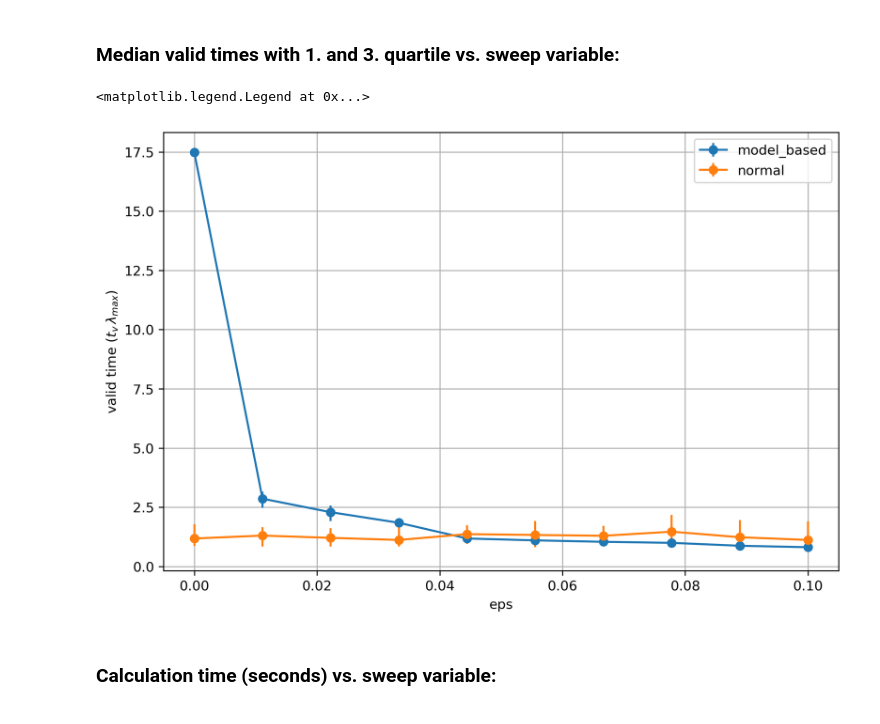
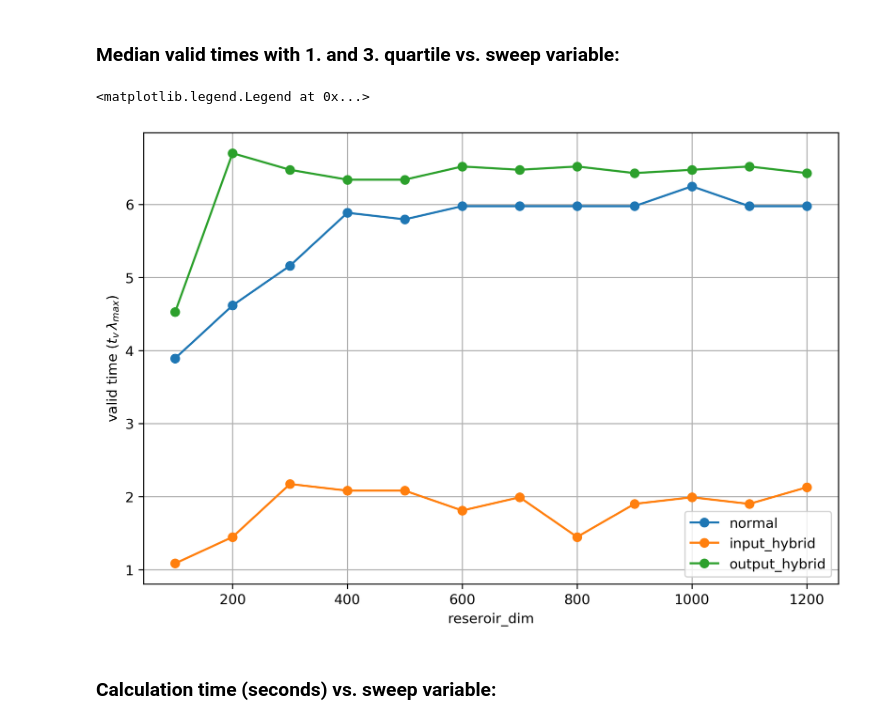
Before and after one commit to DuncDennis/rescomp, a Jupyter notebook: bin/hybrid_RC_testing/RC_statistical_model_comparison_param_sweep.ipynb, the cells around one changed output. Saved outputs shown, nothing was run; the diff lists cells and outputs as text; code cells hidden in the pictures.

```diff
--- a/bin/hybrid_RC_testing/RC_statistical_model_comparison_param_sweep.ipynb
+++ b/bin/hybrid_RC_testing/RC_statistical_model_comparison_param_sweep.ipynb
@@ -21,15 +21,15 @@ from mpl_toolkits import mplot3d
 - Select wether you want to load or save, when running this notebook
 # %%
 pre_path = r"C:\Users\Dennis\Documents\FILES&INFO\WISSEN\STUDIUM\Master LMU\Masterthesis\Simulations_2/"
-name = "01_11_2021_KS_Pathak_6"
+name = "22_11_2021_Lorenz_Pathak_real8_rnl"
 
 path = pre_path + name + "/"
 parameter_path = path + "parameters/"
 results_path = path + "/results/"
 
-load = True
+load = False
 
-system_flag = "KS" # KS, Lorenz
+system_flag = "Lorenz" # KS, Lorenz
 
 
 load_parameters = load
@@ -347,11 +368,11 @@ else:
     output_flag = "valid_times_median_quartile"
 
     # Experiment parameters:
-#     n_dims = np.linspace(50, 8000, 10, endpoint=True, dtype = int)
-#     sweep_variable_list = n_dims
-#     sweep_variable_name = "reseroir_dim"
+    n_dims = np.linspace(100, 1300, 13, endpoint=True, dtype = int)
+    sweep_variable_list = n_dims
+    sweep_variable_name = "reseroir_dim"
 
-#     reg_params = np.logspace(-13, -3, 10)
+#     reg_params = np.logspace(-13, -2, 12)
 #     sweep_variable_list = reg_params
 #     sweep_variable_name = "reg_param"
 
@@ -360,9 +381,10 @@ else:
 #     sweep_variable_name = "gamma"
 
 #     epss = [0.0, 0.01, 0.05, 0.1, 1]
-    epss = np.linspace(0.0, 0.1, 10, endpoint=True)
-    sweep_variable_list = epss
-    sweep_variable_name = "eps"
+#     epss = np.linspace(0.0, 0.1, 10, endpoint=True)
+#     epss = np.linspace(0.0, 10, 11, endpoint=True)
+#     sweep_variable_list = epss
+#     sweep_variable_name = "eps"
 
     sweeped_variable_dict = {sweep_variable_name: sweep_variable_list}
 
@@ -382,15 +403,15 @@ if not load_results:
     ST_esn_creation_dict = {}
     if "normal" in models_to_test:
         ST_esn_creation_dict["normal"] = lambda sweep_var: create_stat_tester_NRC(reg_param = reg_param,
-                                                                                 n_dim = reservoir_dim) # CHANGE HERE
+                                                                                 n_dim = sweep_var) # CHANGE HERE
 
     for hybrid_key in ["full_hybrid","input_hybrid", "output_hybrid"]:
         if hybrid_key in models_to_test:
             def func_factory(hybrid_key):
-                return lambda sweep_var: create_stat_tester_HRC(hybrid_key, eps = sweep_var,
+                return lambda sweep_var: create_stat_tester_HRC(hybrid_key, eps = eps,
                                                                 gamma = gamma,
                                                                 reg_param = reg_param,
-                                                                n_dim = reservoir_dim) # CHANGE HERE
+                                                                n_dim = sweep_var) # CHANGE HERE #reservoir_dim
 
             ST_esn_creation_dict[hybrid_key] = func_factory(hybrid_key)
 
@@ -406,7 +427,7 @@ if not load_results:
     if "model_based" in models_to_test:
         print("=== Simulation Model based prediction ===")
         model_name = "model_based"
-        ST_model_based_creation = lambda sweep_var: create_stat_tester_model_based(eps = sweep_var) # CHANGE HERE
+        ST_model_based_creation = lambda sweep_var: create_stat_tester_model_based(eps = eps) # CHANGE HERE
 
         model_based_sweeper = st.ST_sweeper(sweeped_variable_dict = sweeped_variable_dict,
                                         ST_creator_function = ST_model_based_creation,
@@ -458,24 +520,29 @@ if not load_results:
 # %%
 fig = plt.figure(figsize=(9, 6), dpi=300)
 ax = fig.add_subplot(1, 1, 1)
+to_show = ["normal", "input_hybrid",  "output_hybrid"]
 
 scale = dt*lyapunov
 start_index = 0
+end_index = -1
 
 for model_key, val in results_models.items():
+    if not model_key in to_show:
+        continue
     if output_flags_models[model_key] == "valid_times_median_quartile":
-        median_list = val[start_index:, 0]*scale
-        fist_quartile_list = val[start_index:, 1]*scale
-        third_quartile_list = val[start_index:, 2]*scale
-        ax.errorbar(list(sweep_array_models[model_key].values())[0][start_index:], median_list, yerr=[median_list - fist_quartile_list, third_quartile_list - median_list], fmt='-o', label = model_key)
+        median_list = val[start_index:end_index, 0]*scale
+        fist_quartile_list = val[start_index:end_index, 1]*scale
+        third_quartile_list = val[start_index:end_index, 2]*scale
+        # ax.errorbar(list(sweep_array_models[model_key].values())[0][start_index:end_index], median_list, yerr=[median_list - fist_quartile_list, third_quartile_list - median_list], fmt='-o', label = model_key)
+        ax.plot(list(sweep_array_models[model_key].values())[0][start_index:end_index], median_list, marker='o', label = model_key)
         # ax.set_xscale('log')
 ax.set_xlabel(sweep_variable_name)
 ax.set_ylabel("valid time $(t_v\, \lambda_{max})$")
 plt.grid()
 plt.legend()
 # %% [output]
 <matplotlib.legend.Legend at 0x...>
-[figure, old version]
+[figure, new version]
 # %% [markdown]
 ### Calculation time (seconds) vs. sweep variable:
 # %%
```
Also changed, not shown: parts of 16 cells of this notebook.
